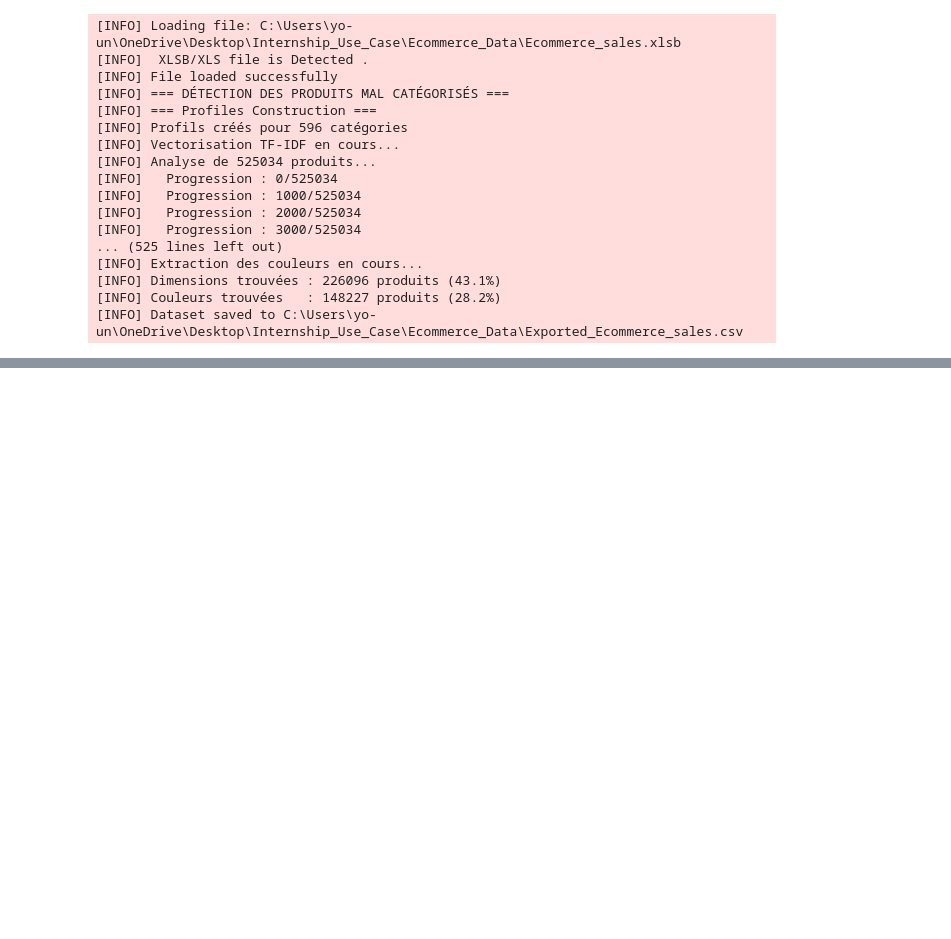
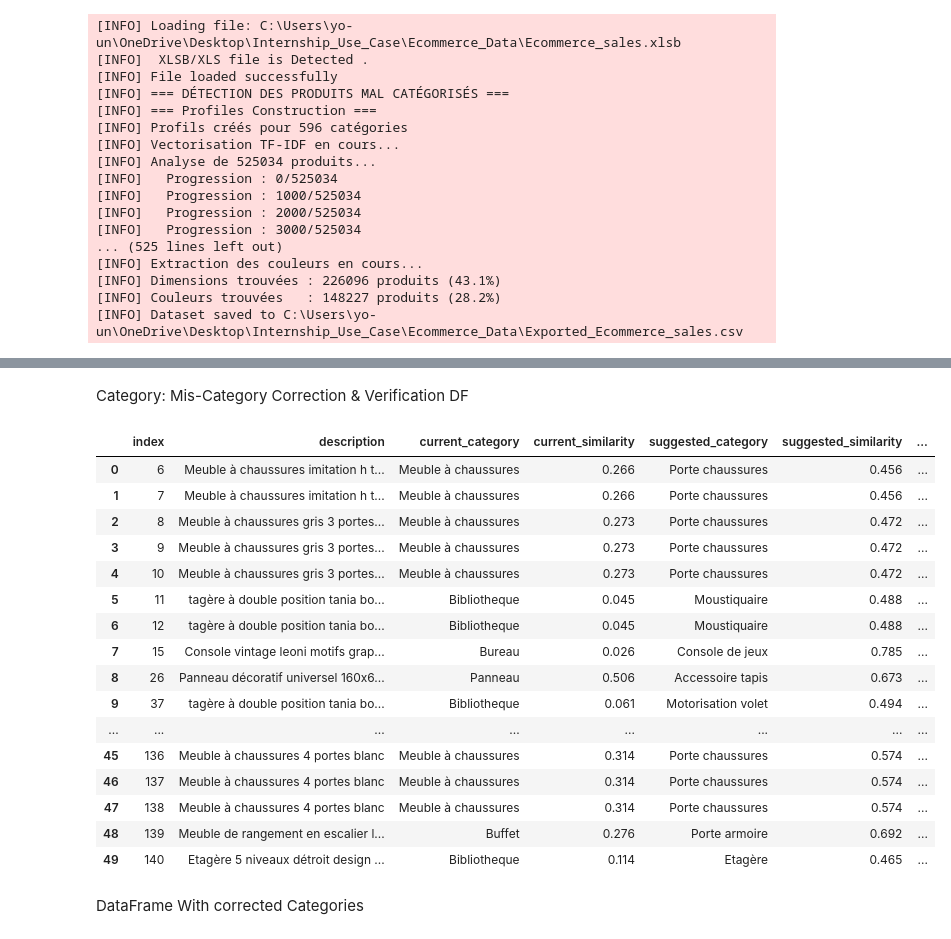
Before and after one commit to bousettayounes/E_Commerce_Sales, a Jupyter notebook: Notebook_version.ipynb, the cells around one changed output, grey strips where cells are left out. Saved outputs shown, nothing was run; the diff lists cells and outputs as text; code cells hidden in the pictures; blank space fills up the shorter version.

```diff
--- a/Notebook_version.ipynb
+++ b/Notebook_version.ipynb
@@ -420,0 +417,25 @@ Final_Dataset.head(50)
+# %% [markdown]
+Category: Mis-Category Correction & Verification DF
+# %%
+DF_with_MisCat_Verfied = Mis_Categorized_Products
+DF_with_MisCat_Verfied.head(50)
+# %% [output]
+|  | index | description | current_category | current_similarity | suggested_category | suggested_similarity | ... |
+| 0 | 6 | Meuble à chaussures imitation h t... | Meuble à chaussures | 0.266 | Porte chaussures | 0.456 | ... |
+| 1 | 7 | Meuble à chaussures imitation h t... | Meuble à chaussures | 0.266 | Porte chaussures | 0.456 | ... |
+| 2 | 8 | Meuble à chaussures gris 3 portes... | Meuble à chaussures | 0.273 | Porte chaussures | 0.472 | ... |
+| 3 | 9 | Meuble à chaussures gris 3 portes... | Meuble à chaussures | 0.273 | Porte chaussures | 0.472 | ... |
+| 4 | 10 | Meuble à chaussures gris 3 portes... | Meuble à chaussures | 0.273 | Porte chaussures | 0.472 | ... |
+| 5 | 11 | tagère à double position tania bo... | Bibliotheque | 0.045 | Moustiquaire | 0.488 | ... |
+| 6 | 12 | tagère à double position tania bo... | Bibliotheque | 0.045 | Moustiquaire | 0.488 | ... |
+| 7 | 15 | Console vintage leoni motifs grap... | Bureau | 0.026 | Console de jeux | 0.785 | ... |
+| 8 | 26 | Panneau décoratif universel 160x6... | Panneau | 0.506 | Accessoire tapis | 0.673 | ... |
+| 9 | 37 | tagère à double position tania bo... | Bibliotheque | 0.061 | Motorisation volet | 0.494 | ... |
+| ... | ... | ... | ... | ... | ... | ... | ... |
+| 45 | 136 | Meuble à chaussures 4 portes blanc | Meuble à chaussures | 0.314 | Porte chaussures | 0.574 | ... |
+| 46 | 137 | Meuble à chaussures 4 portes blanc | Meuble à chaussures | 0.314 | Porte chaussures | 0.574 | ... |
+| 47 | 138 | Meuble à chaussures 4 portes blanc | Meuble à chaussures | 0.314 | Porte chaussures | 0.574 | ... |
+| 48 | 139 | Meuble de rangement en escalier l... | Buffet | 0.276 | Porte armoire | 0.692 | ... |
+| 49 | 140 | Etagère 5 niveaux détroit design ... | Bibliotheque | 0.114 | Etagère | 0.465 | ... |
+# %% [markdown]
+DataFrame With corrected Categories
```
Also changed, not shown: parts of 6 cells of this notebook, 1 other file.
